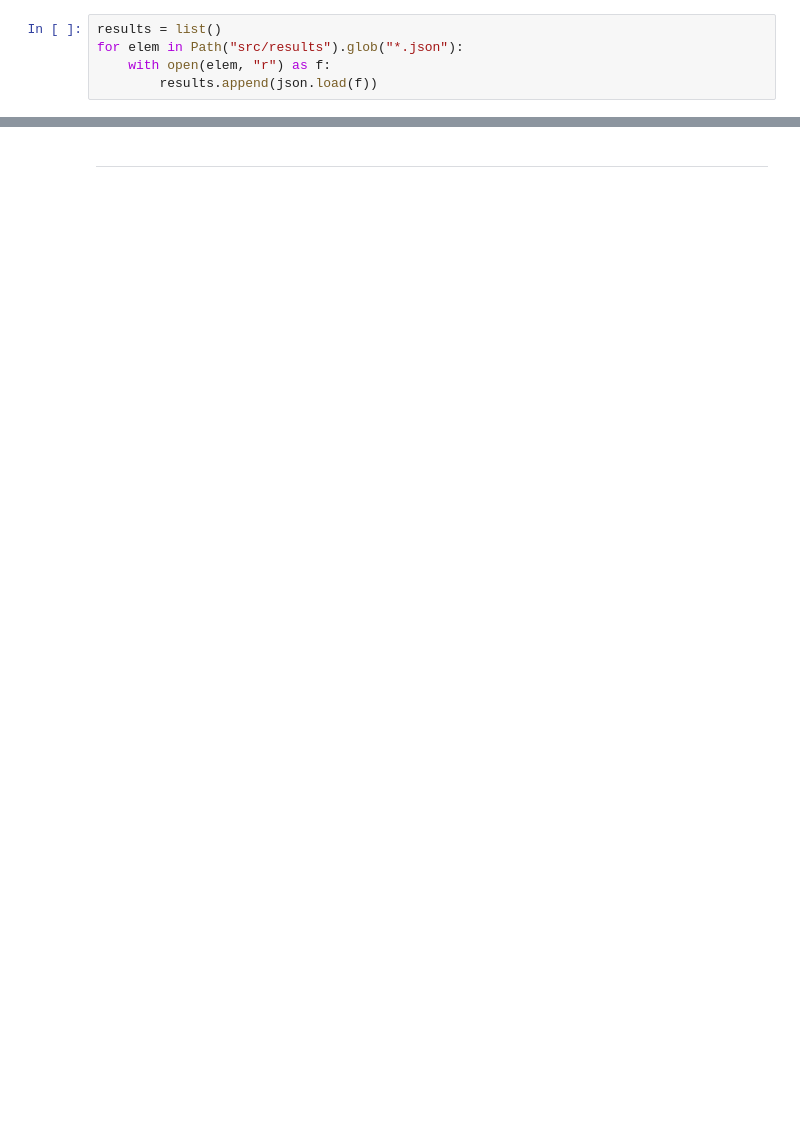
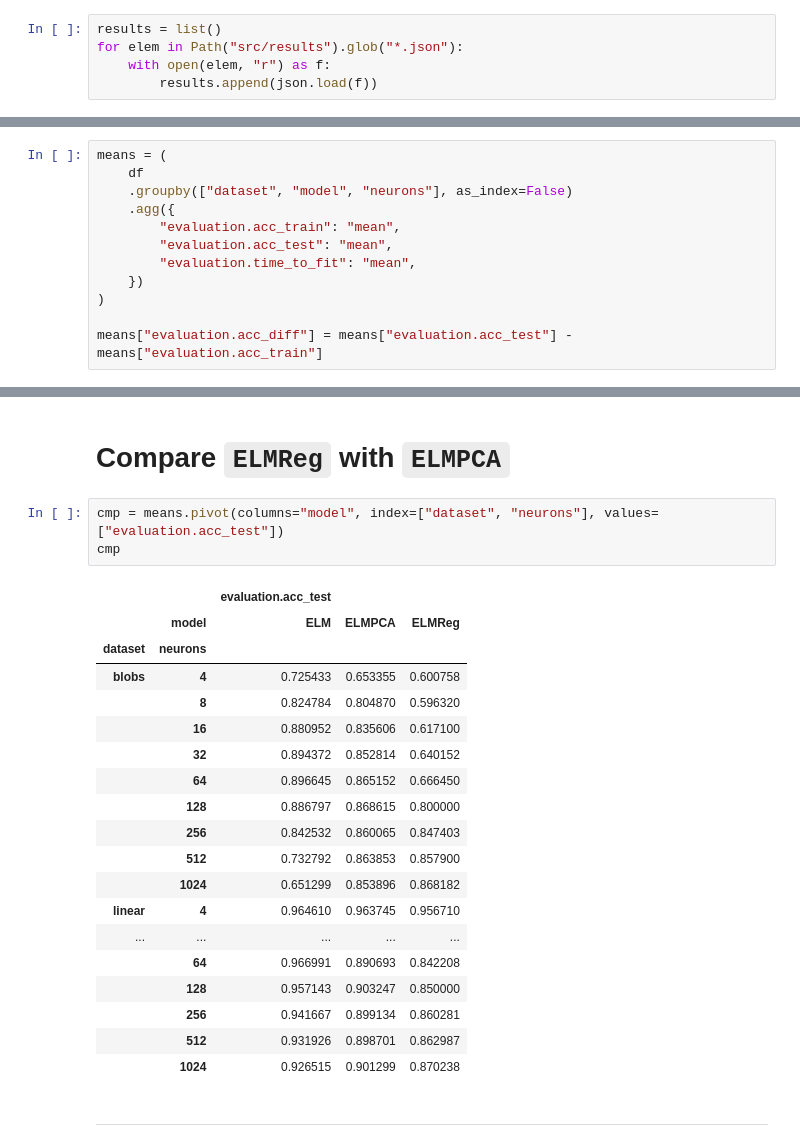
Before and after one commit to vmgustavo/202202-UFMG-RNA, a Jupyter notebook: paper01/visualize.ipynb, the cells around one changed output, grey strips where cells are left out. Drawn from its saved outputs; the diff is of its cells as text; blank space fills up the shorter version.

```diff
--- a/paper01/visualize.ipynb
+++ b/paper01/visualize.ipynb
@@ -53,0 +59,12 @@ for name, group in df.groupby(["dataset", "model"]):
+# %%
+means = (
+    df
+    .groupby(["dataset", "model", "neurons"], as_index=False)
+    .agg({
+        "evaluation.acc_train": "mean",
+        "evaluation.acc_test": "mean",
+        "evaluation.time_to_fit": "mean",
+    })
+)
+
+means["evaluation.acc_diff"] = means["evaluation.acc_test"] - means["evaluation.acc_train"]
@@ -54,2 +123,27 @@ for name, group in df.groupby(["dataset", "model"]):
+# %% [markdown]
+# Compare `ELMReg` with `ELMPCA`
+# %%
+cmp = means.pivot(columns="model", index=["dataset", "neurons"], values=["evaluation.acc_test"])
+cmp
+# %% [output]
+|  |  | evaluation.acc_test |  |  |
+|  | model | ELM | ELMPCA | ELMReg |
+| dataset | neurons |  |  |  |
+| blobs | 4 | 0.725433 | 0.653355 | 0.600758 |
+|  | 8 | 0.824784 | 0.804870 | 0.596320 |
+|  | 16 | 0.880952 | 0.835606 | 0.617100 |
+|  | 32 | 0.894372 | 0.852814 | 0.640152 |
+|  | 64 | 0.896645 | 0.865152 | 0.666450 |
+|  | 128 | 0.886797 | 0.868615 | 0.800000 |
+|  | 256 | 0.842532 | 0.860065 | 0.847403 |
+|  | 512 | 0.732792 | 0.863853 | 0.857900 |
+|  | 1024 | 0.651299 | 0.853896 | 0.868182 |
+| linear | 4 | 0.964610 | 0.963745 | 0.956710 |
+| ... | ... | ... | ... | ... |
+|  | 64 | 0.966991 | 0.890693 | 0.842208 |
+|  | 128 | 0.957143 | 0.903247 | 0.850000 |
+|  | 256 | 0.941667 | 0.899134 | 0.860281 |
+|  | 512 | 0.931926 | 0.898701 | 0.862987 |
+|  | 1024 | 0.926515 | 0.901299 | 0.870238 |
 # %% [markdown]
 ---
```
Also changed, not shown: parts of 19 cells of this notebook, 1 other file.
